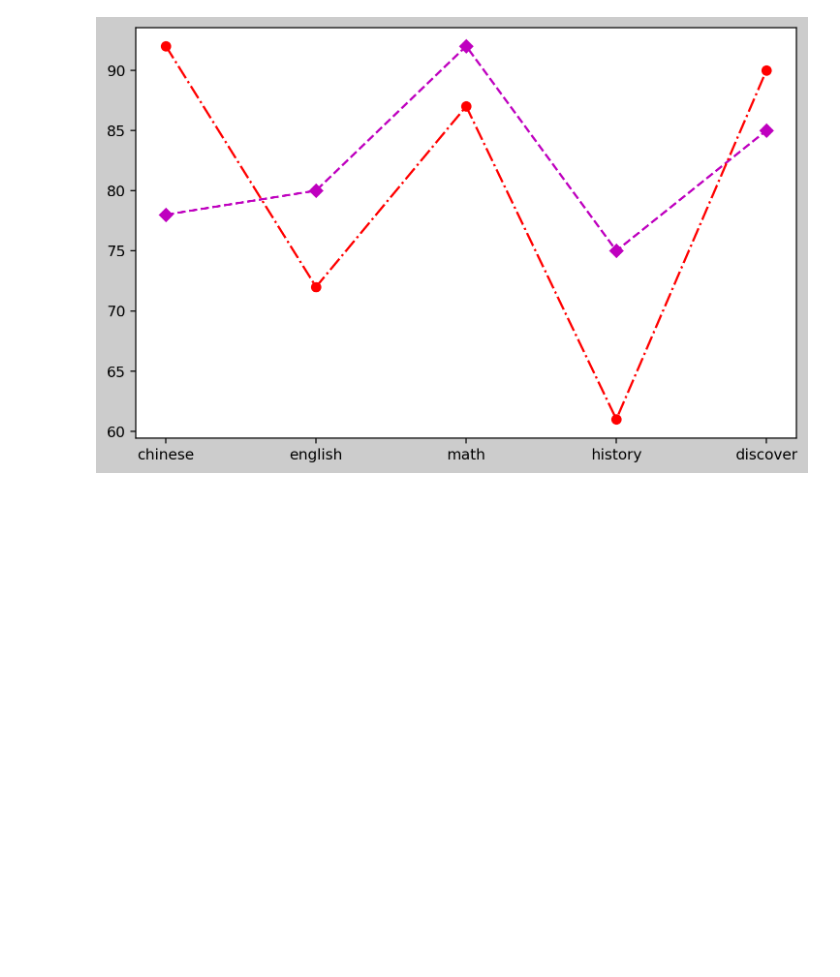
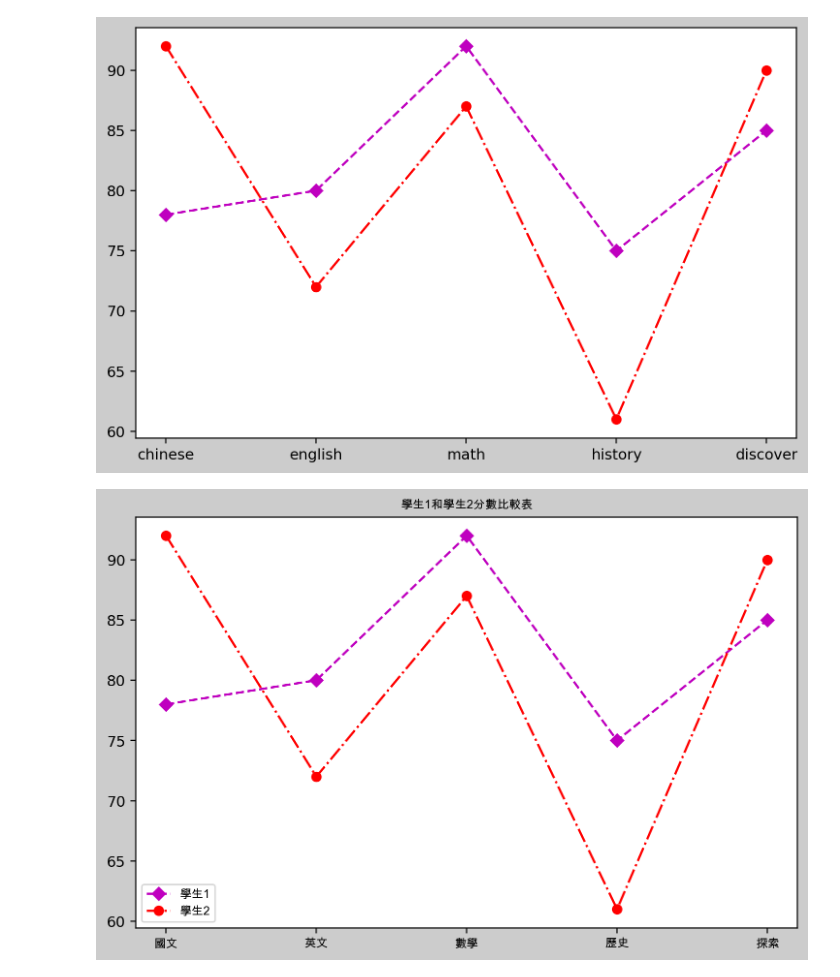
Before and after one commit to roberthsu2003/python, a Jupyter notebook: 上課用目錄/python813/lesson12.ipynb, the cells around one changed output. Drawn from its saved outputs; the diff is of its cells as text; code cells hidden in the pictures; blank space fills up the shorter version.

```diff
--- a/上課用目錄/python813/lesson12.ipynb
+++ b/上課用目錄/python813/lesson12.ipynb
@@ -64,3 +64,23 @@ axes.plot(subject,student2_score,'r-.o')
 plt.show()
 # %% [output]
 [figure]
+# %%
+#中文的解決方法
+import matplotlib.pyplot as plt
+from matplotlib.font_manager import FontProperties
+
+font=FontProperties(fname='/Library/Fonts/Arial Unicode.ttf',size=8)
+#window font=FontProperties(fname=r'c:\windows\fonts\simsun.ttc',size=8)
+
+subject = ['國文','英文','數學','歷史','探索']
+figure = plt.figure(figsize=(8,5),dpi=220,facecolor='#cccccc')
+axes = figure.add_subplot()
+axes.plot(subject,student1_score,'m--D')
+axes.plot(subject,student2_score,'r-.o')
+axes.set_xticklabels(subject,fontproperties=font)
+axes.set_title("學生1和學生2分數比較表",fontproperties=font)
+axes.legend(['學生1','學生2'],prop=font)
+
+plt.show()
+# %% [output]
+[figure, added]
```
